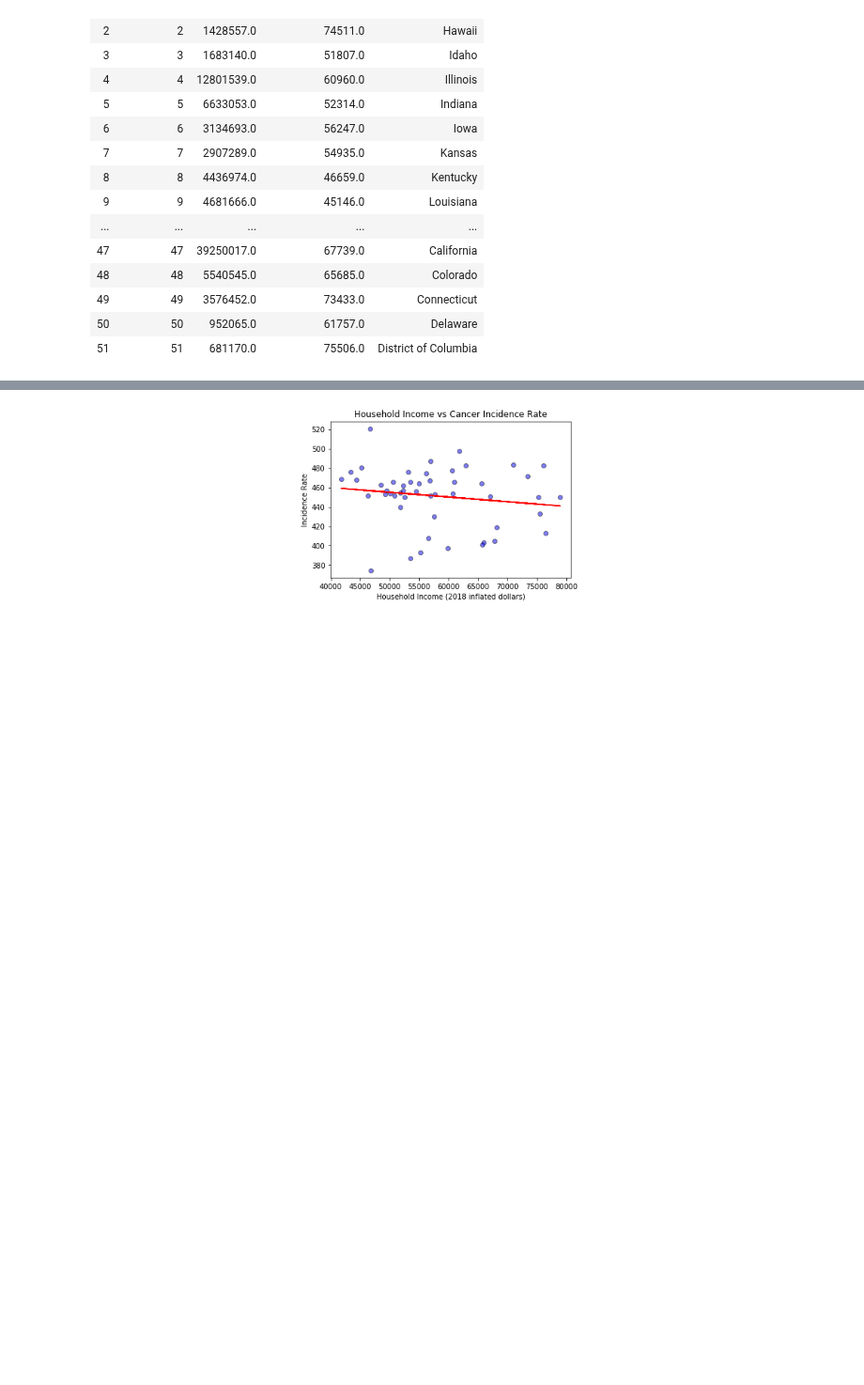
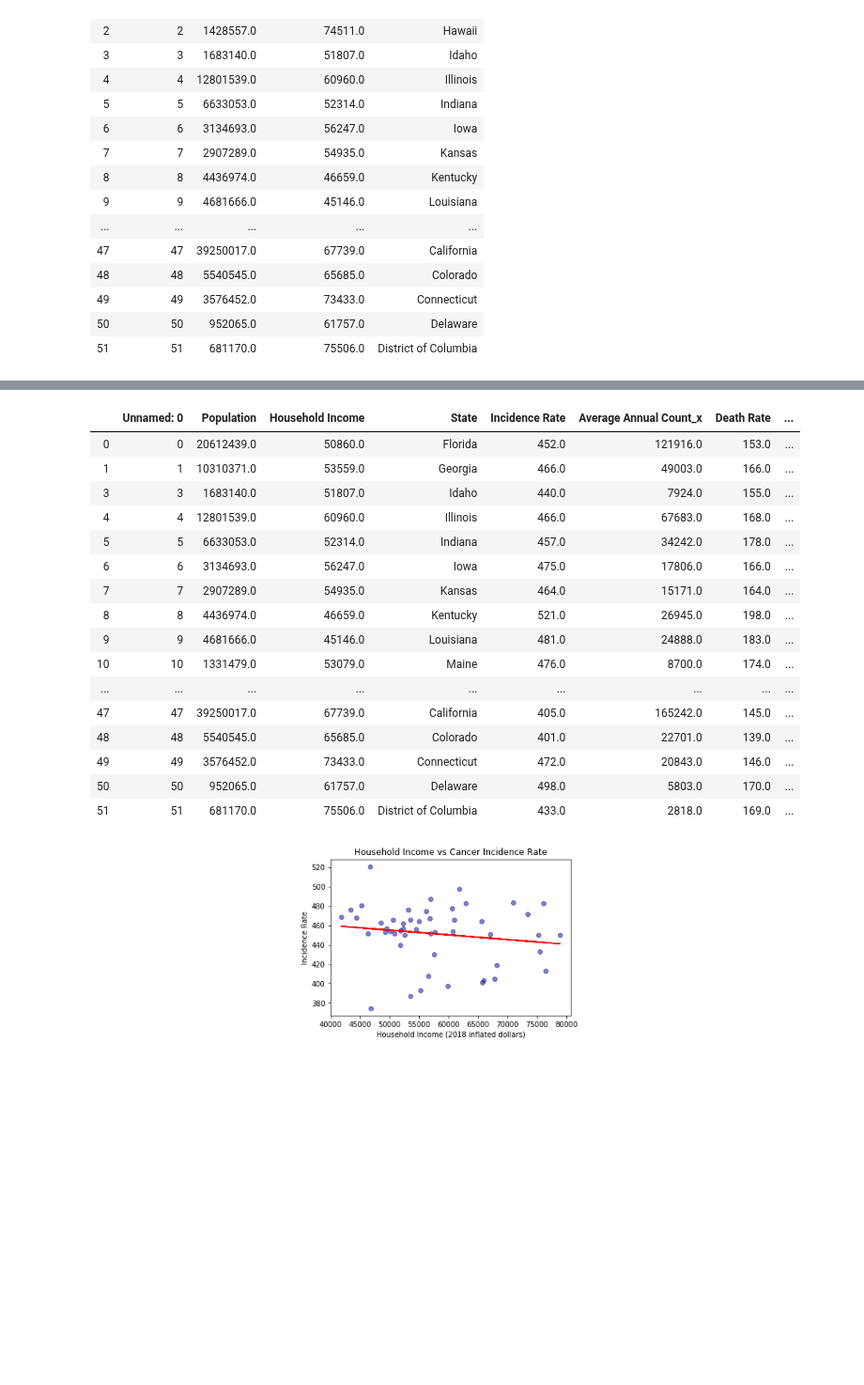
Before and after one commit to settinge/Cancer-and-Nonbiological-Variables, a Jupyter notebook: Income Correlation.ipynb, the cells around one changed output, grey strips where cells are left out. Shown at 94% size. Drawn from its saved outputs; the diff is of its cells as text; code cells hidden in the pictures; blank space fills up the shorter version.

```diff
--- a/Income Correlation.ipynb
+++ b/Income Correlation.ipynb
@@ -60 +60,22 @@ merged_table.head()
+# %%
+complete_table = merged_table.dropna()
+complete_table
+# %% [output]
+|  | Unnamed: 0 | Population | Household Income | State | Incidence Rate | Average Annual Count_x | Death Rate | ... |
+| 0 | 0 | 20612439.0 | 50860.0 | Florida | 452.0 | 121916.0 | 153.0 | ... |
+| 1 | 1 | 10310371.0 | 53559.0 | Georgia | 466.0 | 49003.0 | 166.0 | ... |
+| 3 | 3 | 1683140.0 | 51807.0 | Idaho | 440.0 | 7924.0 | 155.0 | ... |
+| 4 | 4 | 12801539.0 | 60960.0 | Illinois | 466.0 | 67683.0 | 168.0 | ... |
+| 5 | 5 | 6633053.0 | 52314.0 | Indiana | 457.0 | 34242.0 | 178.0 | ... |
+| 6 | 6 | 3134693.0 | 56247.0 | Iowa | 475.0 | 17806.0 | 166.0 | ... |
+| 7 | 7 | 2907289.0 | 54935.0 | Kansas | 464.0 | 15171.0 | 164.0 | ... |
+| 8 | 8 | 4436974.0 | 46659.0 | Kentucky | 521.0 | 26945.0 | 198.0 | ... |
+| 9 | 9 | 4681666.0 | 45146.0 | Louisiana | 481.0 | 24888.0 | 183.0 | ... |
+| 10 | 10 | 1331479.0 | 53079.0 | Maine | 476.0 | 8700.0 | 174.0 | ... |
+| ... | ... | ... | ... | ... | ... | ... | ... | ... |
+| 47 | 47 | 39250017.0 | 67739.0 | California | 405.0 | 165242.0 | 145.0 | ... |
+| 48 | 48 | 5540545.0 | 65685.0 | Colorado | 401.0 | 22701.0 | 139.0 | ... |
+| 49 | 49 | 3576452.0 | 73433.0 | Connecticut | 472.0 | 20843.0 | 146.0 | ... |
+| 50 | 50 | 952065.0 | 61757.0 | Delaware | 498.0 | 5803.0 | 170.0 | ... |
+| 51 | 51 | 681170.0 | 75506.0 | District of Columbia | 433.0 | 2818.0 | 169.0 | ... |
 # %%
```
Also changed, not shown: parts of 5 cells of this notebook.
